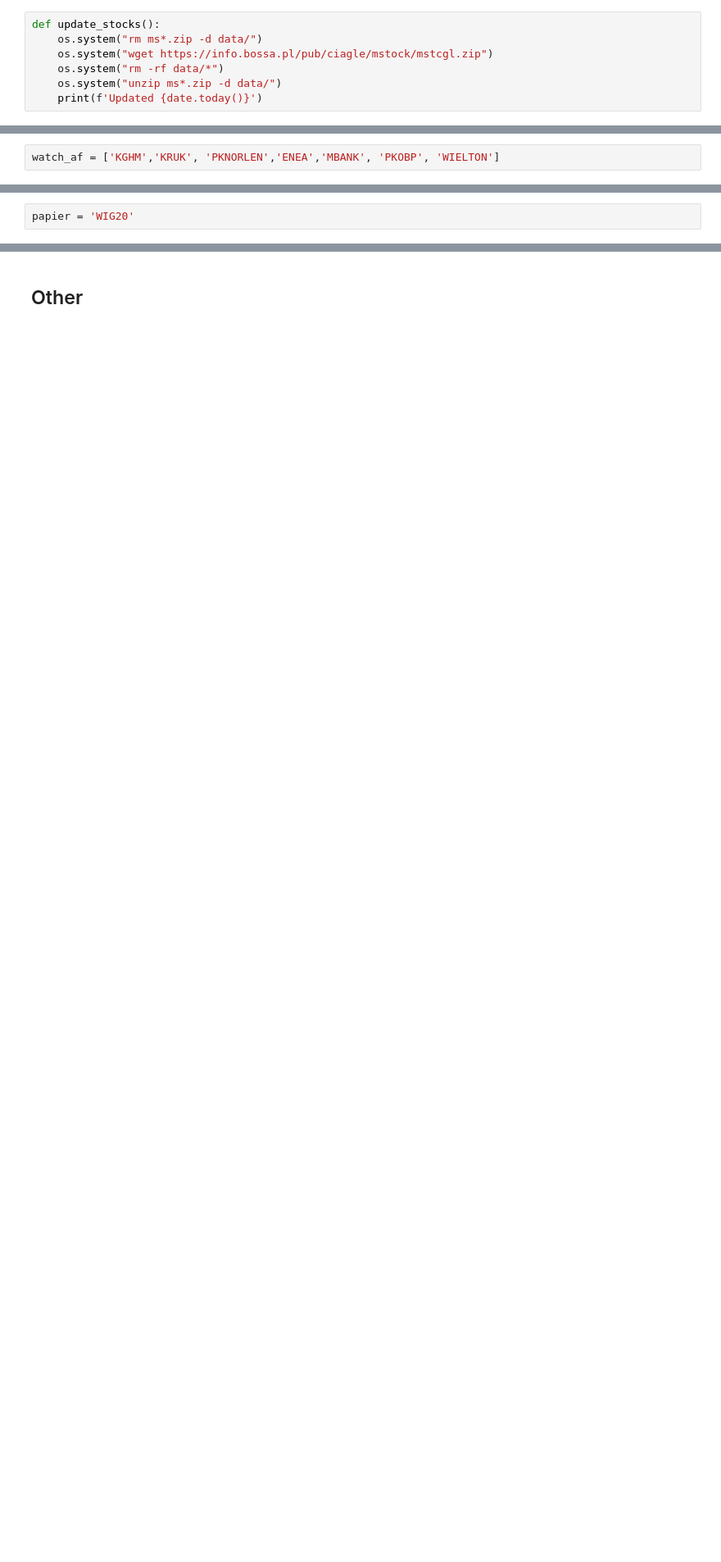
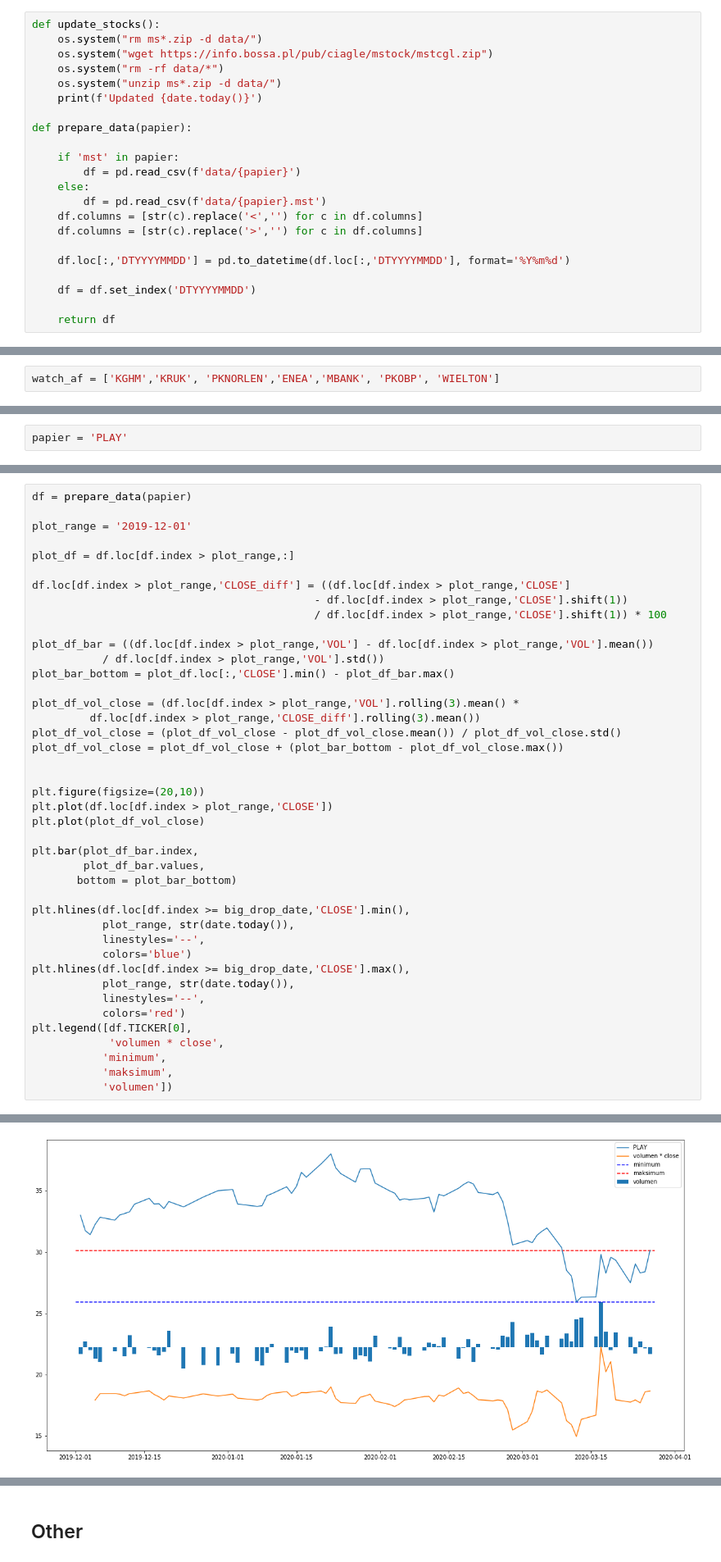
Before and after one commit to showeye/wse_analytics, a Jupyter notebook: bossa.ipynb, the cells around one changed output, grey strips where cells are left out. Shown: that part at 82% size. Saved outputs shown, nothing was run; the diff lists cells and outputs as text; blank space fills up the shorter version.

```diff
--- a/bossa.ipynb
+++ b/bossa.ipynb
@@ -14,6 +17,21 @@ def update_stocks():
     os.system("rm -rf data/*")
     os.system("unzip ms*.zip -d data/")
     print(f'Updated {date.today()}')
+
+def prepare_data(papier):
+
+    if 'mst' in papier:
+        df = pd.read_csv(f'data/{papier}')
+    else:
+        df = pd.read_csv(f'data/{papier}.mst')
+    df.columns = [str(c).replace('<','') for c in df.columns]
+    df.columns = [str(c).replace('>','') for c in df.columns]
+
+    df.loc[:,'DTYYYYMMDD'] = pd.to_datetime(df.loc[:,'DTYYYYMMDD'], format='%Y%m%d')
+
+    df = df.set_index('DTYYYYMMDD')
+
+    return df
 # %%
 update_stocks()
 # %% [output]
@@ -59,2 +78,2 @@ watch_af = ['KGHM','KRUK', 'PKNORLEN','ENEA','MBANK', 'PKOBP', 'WIELTON']
 # %%
-papier = 'WIG20'
+papier = 'PLAY'
@@ -83,0 +80,43 @@ plt.legend([df.TICKER[0]])
+# %%
+df = prepare_data(papier)
+
+plot_range = '2019-12-01'
+
+plot_df = df.loc[df.index > plot_range,:]
+
+df.loc[df.index > plot_range,'CLOSE_diff'] = ((df.loc[df.index > plot_range,'CLOSE']
+                                            - df.loc[df.index > plot_range,'CLOSE'].shift(1))
+                                            / df.loc[df.index > plot_range,'CLOSE'].shift(1)) * 100
+
+plot_df_bar = ((df.loc[df.index > plot_range,'VOL'] - df.loc[df.index > plot_range,'VOL'].mean())
+           / df.loc[df.index > plot_range,'VOL'].std())
+plot_bar_bottom = plot_df.loc[:,'CLOSE'].min() - plot_df_bar.max()
+
+plot_df_vol_close = (df.loc[df.index > plot_range,'VOL'].rolling(3).mean() *
+         df.loc[df.index > plot_range,'CLOSE_diff'].rolling(3).mean())
+plot_df_vol_close = (plot_df_vol_close - plot_df_vol_close.mean()) / plot_df_vol_close.std()
+plot_df_vol_close = plot_df_vol_close + (plot_bar_bottom - plot_df_vol_close.max())
+
+
+plt.figure(figsize=(20,10))
+plt.plot(df.loc[df.index > plot_range,'CLOSE'])
+plt.plot(plot_df_vol_close)
+
+plt.bar(plot_df_bar.index,
+        plot_df_bar.values,
+       bottom = plot_bar_bottom)
+
+plt.hlines(df.loc[df.index >= big_drop_date,'CLOSE'].min(),
+           plot_range, str(date.today()),
+           linestyles='--',
+           colors='blue')
+plt.hlines(df.loc[df.index >= big_drop_date,'CLOSE'].max(),
+           plot_range, str(date.today()),
+           linestyles='--',
+           colors='red')
+plt.legend([df.TICKER[0],
+            'volumen * close',
+           'minimum',
+           'maksimum',
+           'volumen'])
+# %% [output]
@@ -84,3 +124,4 @@ plt.legend([df.TICKER[0]])
+[figure, added]
 # %%
 max_after_drop = df.loc[df.index >= big_drop_date,"CLOSE"].max()
 
```
Also changed, not shown: parts of 22 cells of this notebook.
